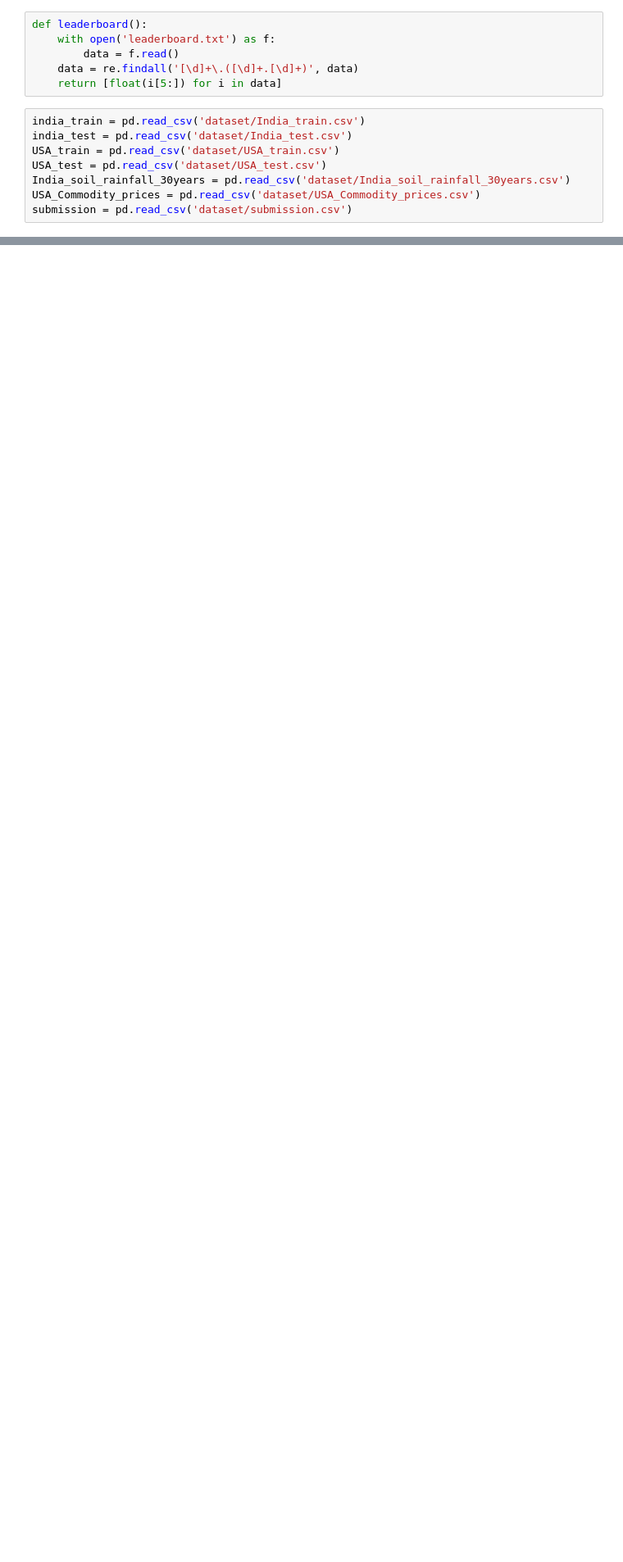
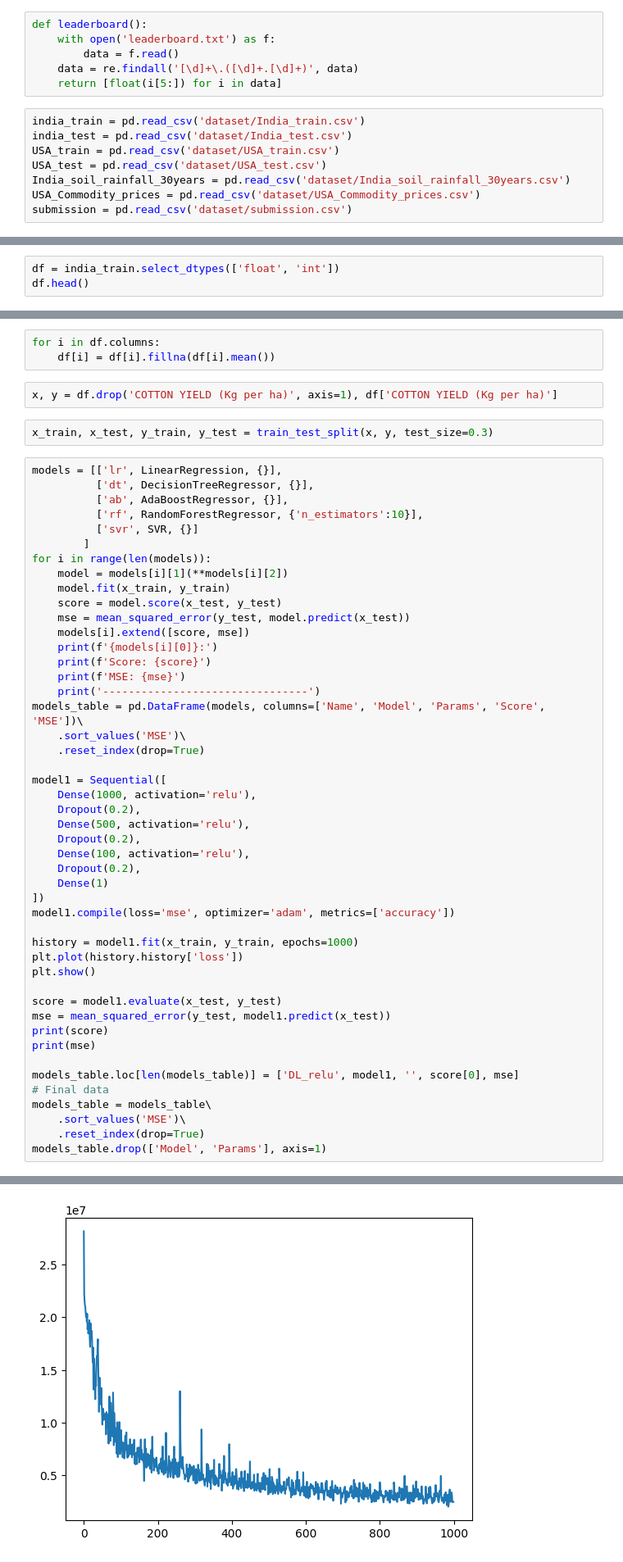
Before and after one commit to Adhiban1/MachineHack-Hackathon, a Jupyter notebook: Hackathon_2/main.ipynb, the cells around one changed output, grey strips where cells are left out. Shown at 82% size. Cells and saved outputs as stored; diff of their text form; blank space fills up the shorter version.

```diff
--- a/Hackathon_2/main.ipynb
+++ b/Hackathon_2/main.ipynb
@@ -71,0 +65,3 @@ india_train
+# %%
+df = india_train.select_dtypes(['float', 'int'])
+df.head()
@@ -71,0 +76,55 @@ india_train
+# %%
+for i in df.columns:
+    df[i] = df[i].fillna(df[i].mean())
+# %%
+x, y = df.drop('COTTON YIELD (Kg per ha)', axis=1), df['COTTON YIELD (Kg per ha)']
+# %%
+x_train, x_test, y_train, y_test = train_test_split(x, y, test_size=0.3)
+# %%
+models = [['lr', LinearRegression, {}],
+          ['dt', DecisionTreeRegressor, {}],
+          ['ab', AdaBoostRegressor, {}],
+          ['rf', RandomForestRegressor, {'n_estimators':10}],
+          ['svr', SVR, {}]
+        ]
+for i in range(len(models)):
+    model = models[i][1](**models[i][2])
+    model.fit(x_train, y_train)
+    score = model.score(x_test, y_test)
+    mse = mean_squared_error(y_test, model.predict(x_test))
+    models[i].extend([score, mse])
+    print(f'{models[i][0]}:')
+    print(f'Score: {score}')
+    print(f'MSE: {mse}')
+    print('--------------------------------')
+models_table = pd.DataFrame(models, columns=['Name', 'Model', 'Params', 'Score', 'MSE'])\
+    .sort_values('MSE')\
+    .reset_index(drop=True)
+
+model1 = Sequential([
+    Dense(1000, activation='relu'),
+    Dropout(0.2),
+    Dense(500, activation='relu'),
+    Dropout(0.2),
+    Dense(100, activation='relu'),
+    Dropout(0.2),
+    Dense(1)
+])
+model1.compile(loss='mse', optimizer='adam', metrics=['accuracy'])
+
+history = model1.fit(x_train, y_train, epochs=1000)
+plt.plot(history.history['loss'])
+plt.show()
+
+score = model1.evaluate(x_test, y_test)
+mse = mean_squared_error(y_test, model1.predict(x_test))
+print(score)
+print(mse)
+
+models_table.loc[len(models_table)] = ['DL_relu', model1, '', score[0], mse]
+# Final data
+models_table = models_table\
+    .sort_values('MSE')\
+    .reset_index(drop=True)
+models_table.drop(['Model', 'Params'], axis=1)
+# %% [output]
@@ -71,0 +148 @@ india_train
+[figure, added]
```
Also changed, not shown: parts of 12 cells of this notebook.
